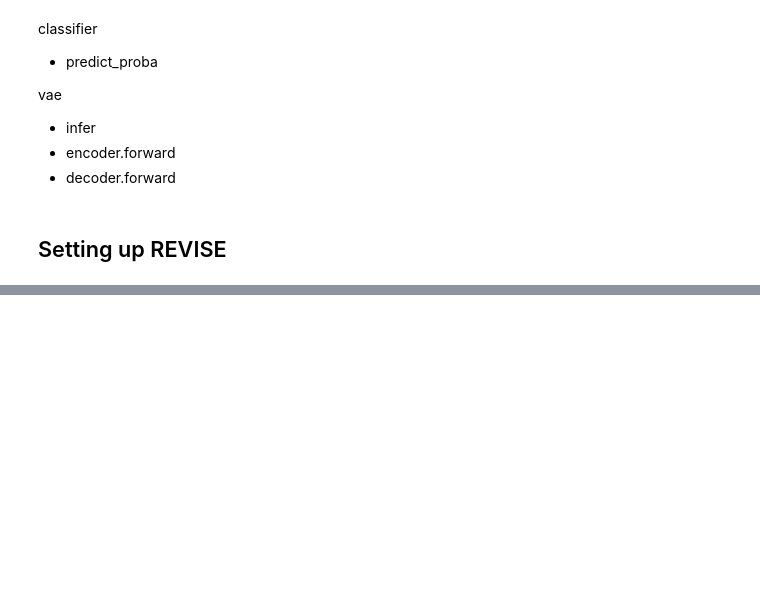
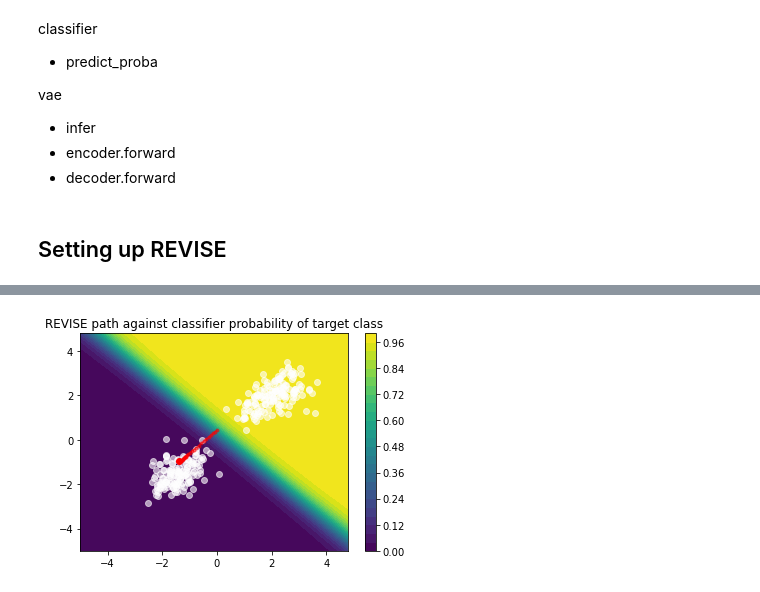
Before and after one commit to jdcc/ac207_final, a Jupyter notebook: testing.ipynb, the cells around one changed output, grey strips where cells are left out. Cells and saved outputs as stored; diff of their text form; code cells hidden in the pictures; blank space fills up the shorter version.

```diff
--- a/testing.ipynb
+++ b/testing.ipynb
@@ -218,0 +273,4 @@ VAE = namedtuple('VAE', ['encode', 'decode', 'params'])
+# %%
+revisor.show_path(path, x_train, landscape='prob_target')
+# %% [output]
+[figure, added]
```
Also changed, not shown: parts of 42 cells of this notebook, 4 other files.
